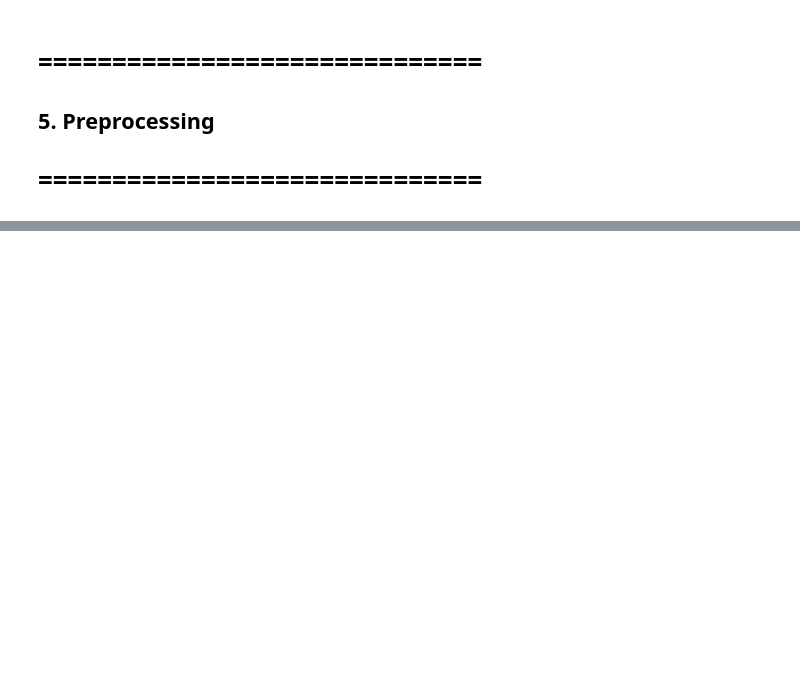
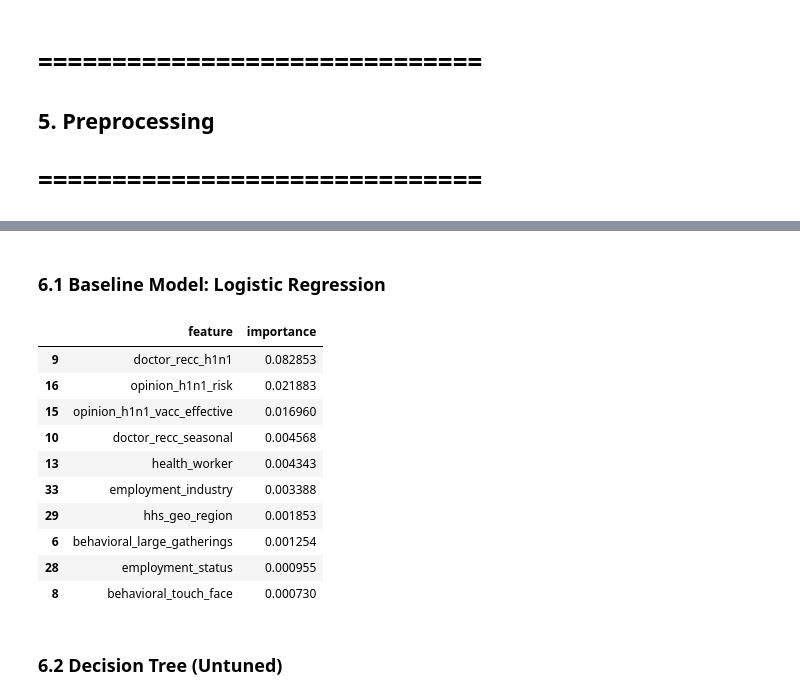
Before and after one commit to just-mawi/Phase-3-Project, a Jupyter notebook: index.ipynb, the cells around one changed output, grey strips where cells are left out. Cells and saved outputs as stored; diff of their text form; code cells hidden in the pictures; blank space fills up the shorter version.

Commit message:
Create models

```diff
--- a/index.ipynb
+++ b/index.ipynb
@@ -251,6 +248,12 @@ Number of duplicate rows: 0
 # ==============================
 ## 5. Preprocessing
 # ==============================
+# %%
+X = df_clean.drop(columns='h1n1_vaccine')
+y = df_clean['h1n1_vaccine']
+# %%
+# Train-test split
+X_train, X_test, y_train, y_test = train_test_split(X, y, test_size=0.2, random_state=42)
 # %%
 def build_preprocessor(X):
     cat_cols = X.select_dtypes(include='object').columns
@@ -272,3 +275,5 @@ def build_preprocessor(X):
     ])
 
     return preprocessor, cat_cols, num_cols
+# %%
+preprocessor, cat_cols, num_cols = build_preprocessor(X)
@@ -274,0 +284,48 @@ def build_preprocessor(X):
+# %% [markdown]
+### 6.1 Baseline Model: Logistic Regression
+# %%
+# Define the SMOTE Logistic Regression Pipeline
+logreg_smote_model = ImbPipeline([
+    ('preprocessor', preprocessor),
+    ('smote', SMOTE(random_state=42)),
+    ('classifier', LogisticRegression(max_iter=1000, solver='liblinear'))
+])
+
+# Fit the model
+logreg_smote_model.fit(X_train, y_train)
+
+# Predict and Evaluate
+y_pred_log = logreg_smote_model.predict(X_test)
+# [:, 1] takes the probability of the positive class (Vaccinated)
+y_prob_log = logreg_smote_model.predict_proba(X_test)[:, 1]
+# %%
+result_log = permutation_importance(
+    logreg_smote_model,
+    X_test,
+    y_test,
+    n_repeats=10,
+    random_state=42,
+    n_jobs=-1
+)
+
+# Put into dataframe
+perm_importance = pd.DataFrame({
+    'feature': X_test.columns,
+    'importance': result.importances_mean
+}).sort_values(by='importance', ascending=False)
+
+perm_importance.head(10)
+# %% [output]
+|  | feature | importance |
+| 9 | doctor_recc_h1n1 | 0.082853 |
+| 16 | opinion_h1n1_risk | 0.021883 |
+| 15 | opinion_h1n1_vacc_effective | 0.016960 |
+| 10 | doctor_recc_seasonal | 0.004568 |
+| 13 | health_worker | 0.004343 |
+| 33 | employment_industry | 0.003388 |
+| 29 | hhs_geo_region | 0.001853 |
+| 6 | behavioral_large_gatherings | 0.001254 |
+| 28 | employment_status | 0.000955 |
+| 8 | behavioral_touch_face | 0.000730 |
+# %% [markdown]
+### 6.2 Decision Tree (Untuned)
```
Also changed, not shown: parts of 8 cells of this notebook.
